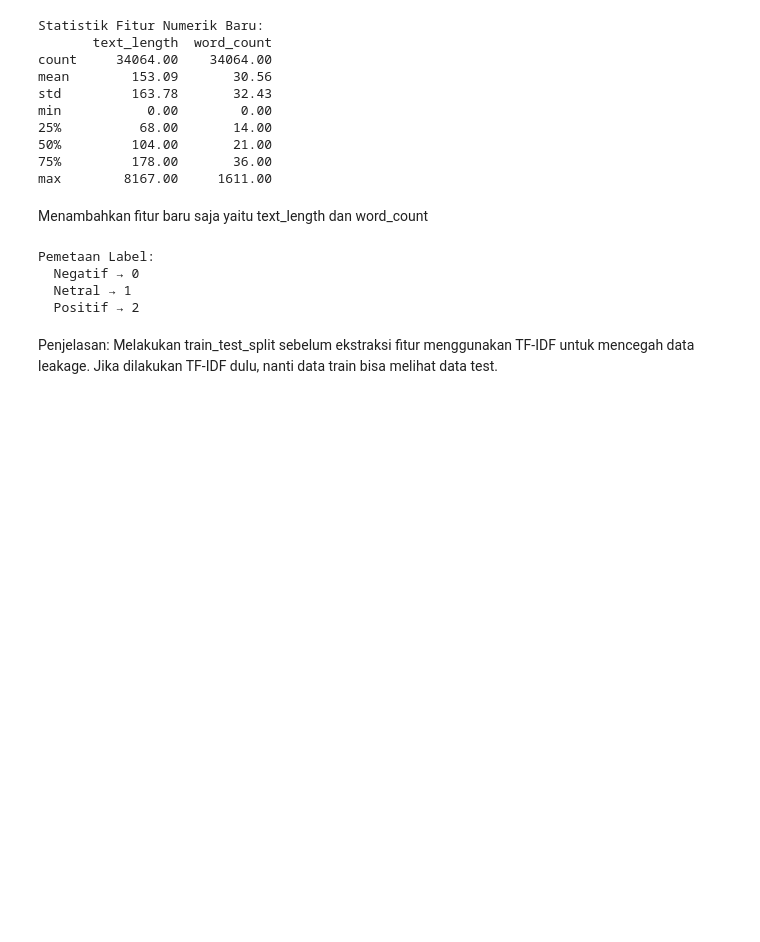
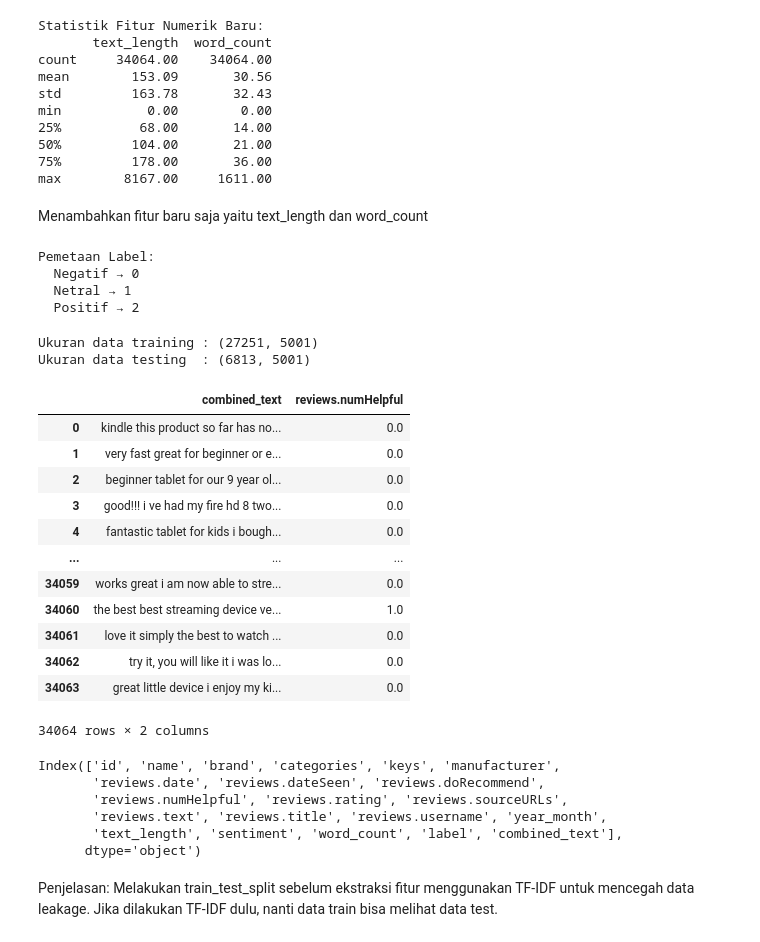
Before and after one commit to arsyad429/Amazon-product-sentiment-analysis-and-classification, a Jupyter notebook: Random_Undersampling_and_Oversampling_+_Class_Weight.ipynb, the cells around one changed output. Saved outputs shown, nothing was run; the diff lists cells and outputs as text; code cells hidden in the pictures; blank space fills up the shorter version.

```diff
--- a/Random_Undersampling_and_Oversampling_+_Class_Weight.ipynb
+++ b/Random_Undersampling_and_Oversampling_+_Class_Weight.ipynb
@@ -859,5 +837,72 @@ Pemetaan Label:
   Negatif → 0
   Netral → 1
   Positif → 2
+# %%
+df_clean['reviews.title'] = df_clean['reviews.title'].fillna('')
+df_clean['reviews.text'] = df_clean['reviews.text'].fillna('')
+df_clean['reviews.numHelpful'] = df_clean['reviews.numHelpful'].fillna(0)
+
+
+df_clean['combined_text'] = df_clean['reviews.title'] + " " + df_clean['reviews.text']
+
+
+X_raw = df_clean[['combined_text', 'reviews.numHelpful']]
+y = df_clean['label']
+
+
+X_train_raw, X_test_raw, y_train, y_test = train_test_split(
+    X_raw, y,
+    test_size=0.2,
+    random_state=33,
+    stratify=y
+)
+
+
+tfidf = TfidfVectorizer(max_features=5000)
+
+X_train_text = tfidf.fit_transform(X_train_raw['combined_text'])
+X_test_text = tfidf.transform(X_test_raw['combined_text'])
+
+
+scaler = MinMaxScaler()
+
+X_train_num = scaler.fit_transform(X_train_raw[['reviews.numHelpful']])
+X_test_num = scaler.transform(X_test_raw[['reviews.numHelpful']])
+
+
+X_train_final = sp.hstack([X_train_text, X_train_num])
+X_test_final = sp.hstack([X_test_text, X_test_num])
+
+
+print(f"Ukuran data training : {X_train_final.shape}")
+print(f"Ukuran data testing  : {X_test_final.shape}")
+# %% [output]
+Ukuran data training : (27251, 5001)
+Ukuran data testing  : (6813, 5001)
+# %%
+X_raw
+# %% [output]
+|  | combined_text | reviews.numHelpful |
+| 0 | kindle this product so far has no... | 0.0 |
+| 1 | very fast great for beginner or e... | 0.0 |
+| 2 | beginner tablet for our 9 year ol... | 0.0 |
+| 3 | good!!! i ve had my fire hd 8 two... | 0.0 |
+| 4 | fantastic tablet for kids i bough... | 0.0 |
+| ... | ... | ... |
+| 34059 | works great i am now able to stre... | 0.0 |
+| 34060 | the best best streaming device ve... | 1.0 |
+| 34061 | love it simply the best to watch ... | 0.0 |
+| 34062 | try it, you will like it i was lo... | 0.0 |
+| 34063 | great little device i enjoy my ki... | 0.0 |
+34064 rows × 2 columns
+# %%
+df_clean.columns
+# %% [output]
+Index(['id', 'name', 'brand', 'categories', 'keys', 'manufacturer',
+       'reviews.date', 'reviews.dateSeen', 'reviews.doRecommend',
+       'reviews.numHelpful', 'reviews.rating', 'reviews.sourceURLs',
+       'reviews.text', 'reviews.title', 'reviews.username', 'year_month',
+       'text_length', 'sentiment', 'word_count', 'label', 'combined_text'],
+      dtype='object')
 # %% [markdown]
 Penjelasan: Melakukan train_test_split sebelum ekstraksi fitur menggunakan TF-IDF untuk mencegah data leakage. Jika dilakukan TF-IDF dulu, nanti data train bisa melihat data test.
```
Also changed, not shown: parts of 60 cells of this notebook.
